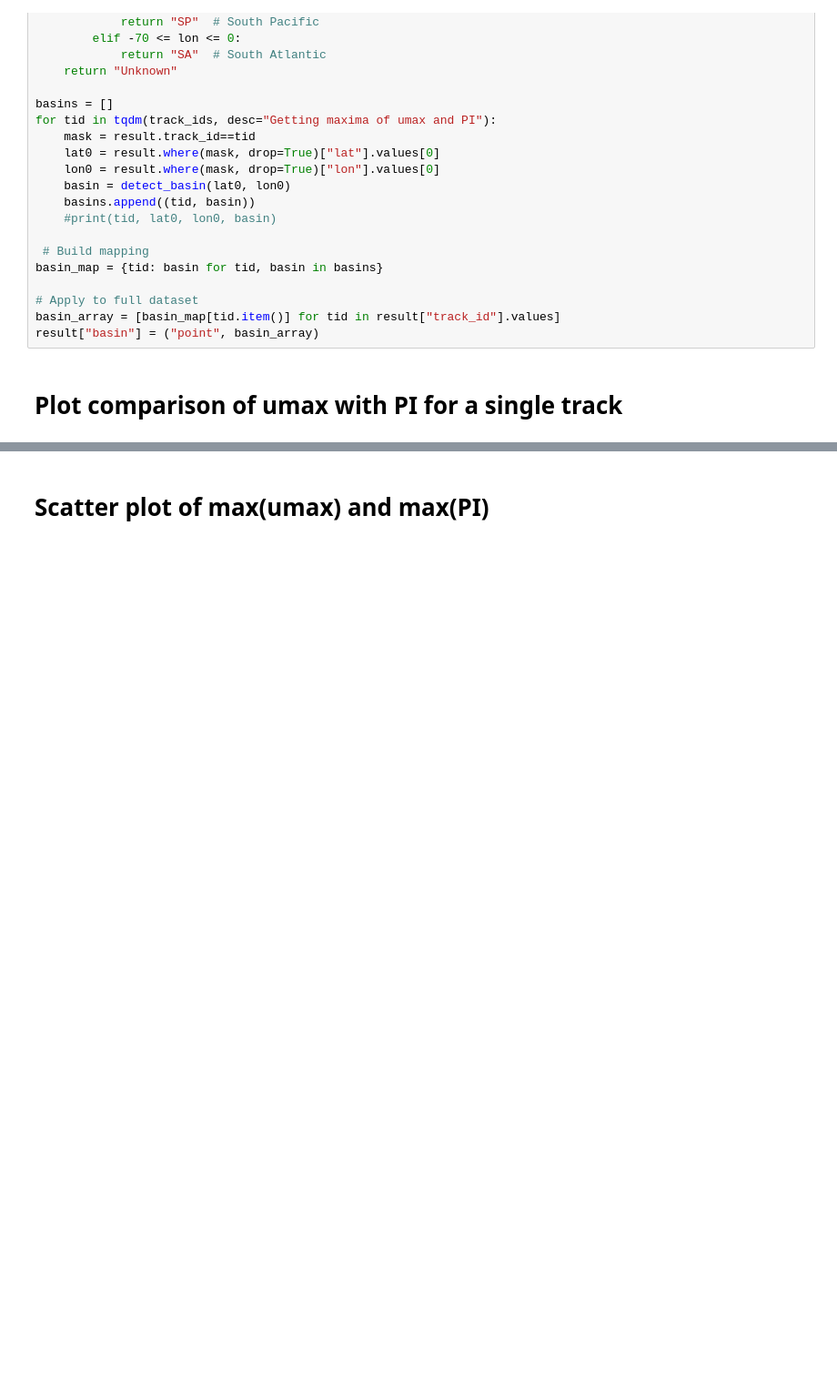
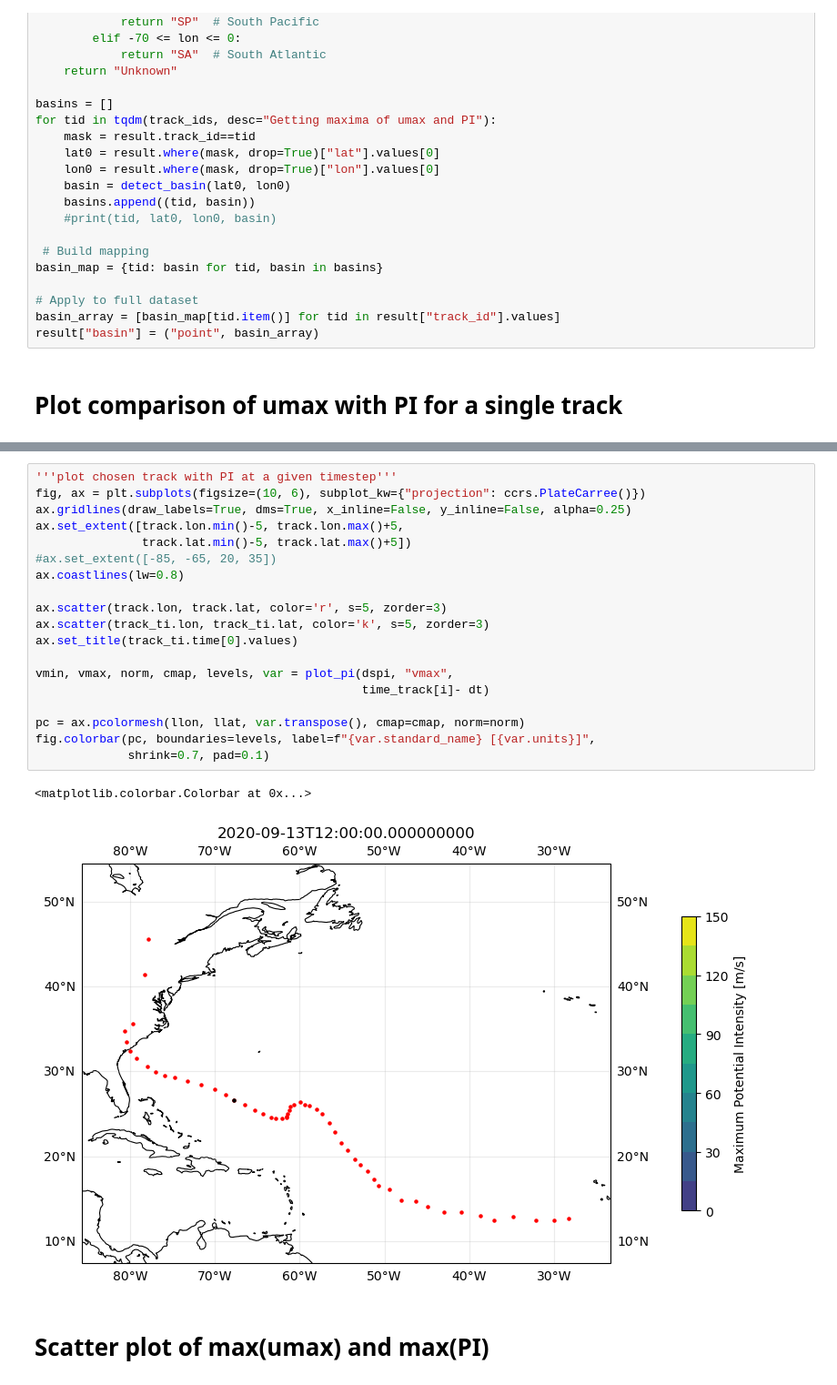
Before and after one commit to trackow/hk25-teams, a Jupyter notebook: hk25-TropCyc/notebooks/PI_track.ipynb, the cells around one changed output, grey strips where cells are left out. Shown at 91% size. Saved outputs shown, nothing was run; the diff lists cells and outputs as text; blank space fills up the shorter version.

```diff
--- a/hk25-TropCyc/notebooks/PI_plot.ipynb
+++ b/hk25-TropCyc/notebooks/PI_track.ipynb
@@ -202,3 +213,25 @@ Text(0.5, 1.0, 'TC 133, Basin: WP')
+# %%
+'''plot chosen track with PI at a given timestep'''
+fig, ax = plt.subplots(figsize=(10, 6), subplot_kw={"projection": ccrs.PlateCarree()})
+ax.gridlines(draw_labels=True, dms=True, x_inline=False, y_inline=False, alpha=0.25)
+ax.set_extent([track.lon.min()-5, track.lon.max()+5,
+               track.lat.min()-5, track.lat.max()+5])
+#ax.set_extent([-85, -65, 20, 35])
+ax.coastlines(lw=0.8)
+
+ax.scatter(track.lon, track.lat, color='r', s=5, zorder=3)
+ax.scatter(track_ti.lon, track_ti.lat, color='k', s=5, zorder=3)
+ax.set_title(track_ti.time[0].values)
+
+vmin, vmax, norm, cmap, levels, var = plot_pi(dspi, "vmax",
+                                              time_track[i]- dt)
+
+pc = ax.pcolormesh(llon, llat, var.transpose(), cmap=cmap, norm=norm)
+fig.colorbar(pc, boundaries=levels, label=f"{var.standard_name} [{var.units}]",
+             shrink=0.7, pad=0.1)
+# %% [output]
+<matplotlib.colorbar.Colorbar at 0x...>
+[figure, added]
 # %% [markdown]
 # Scatter plot of max(umax) and max(PI)
 # %%
```
Also changed, not shown: parts of 3 cells of this notebook, 3 other files.
